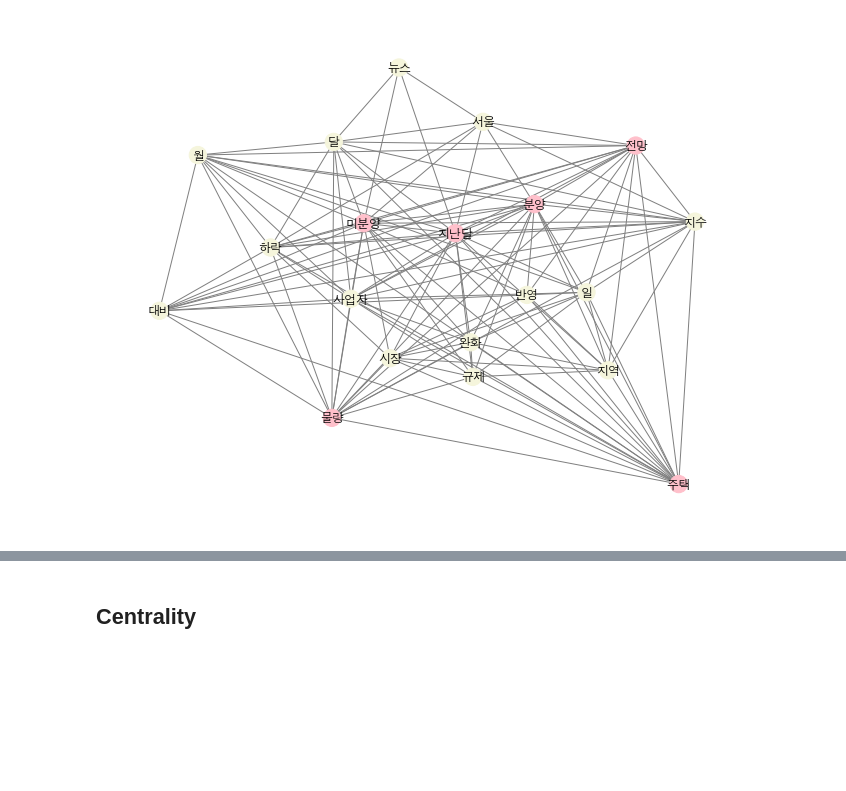
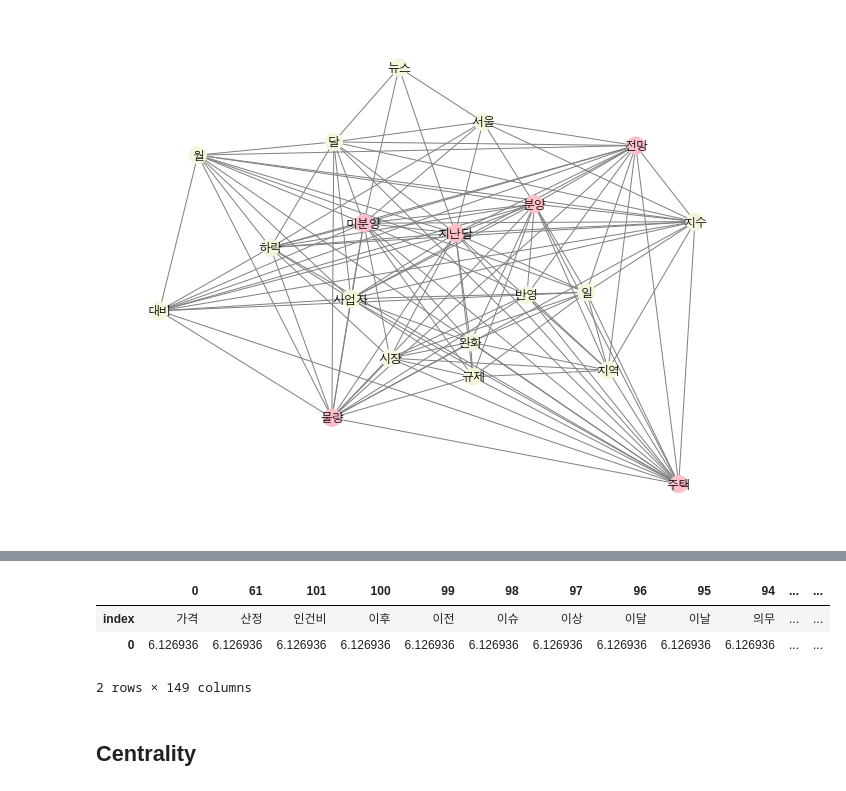
Before and after one commit to reejungkim/GraphTheory, a Jupyter notebook: NetworkX.ipynb, the cells around one changed output, grey strips where cells are left out. Cells and saved outputs as stored; diff of their text form; code cells hidden in the pictures; blank space fills up the shorter version.

```diff
--- a/NetworkX.ipynb
+++ b/NetworkX.ipynb
@@ -191,0 +221,26 @@ plt.show()
+# %%
+from sklearn.feature_extraction.text import CountVectorizer
+import pandas as pd
+import numpy as np
+
+corpus = NN_words #article_sentences
+
+vect = CountVectorizer()
+document_term_matrix = vect.fit_transform(corpus)       # 문서-단어 행렬
+
+tf = pd.DataFrame(document_term_matrix.toarray(), columns=vect.get_feature_names())
+                                             # TF (Term Frequency)
+D = len(tf)
+df = tf.astype(bool).sum(axis=0)
+idf = np.log((D+1) / (df+1)) + 1             # IDF (Inverse Document Frequency)
+
+# TF-IDF (Term Frequency-Inverse Document Frequency)
+tfidf = tf * idf
+tfidf = tfidf / np.linalg.norm(tfidf, axis=1, keepdims=True)
+# %%
+pd.DataFrame(idf).reset_index().sort_values(by=0, ascending =False).transpose()
+# %% [output]
+|  | 0 | 61 | 101 | 100 | 99 | 98 | 97 | 96 | 95 | 94 | ... | ... |
+| index | 가격 | 산정 | 인건비 | 이후 | 이전 | 이슈 | 이상 | 이달 | 이날 | 의무 | ... | ... |
+| 0 | 6.126936 | 6.126936 | 6.126936 | 6.126936 | 6.126936 | 6.126936 | 6.126936 | 6.126936 | 6.126936 | 6.126936 | ... | ... |
+2 rows × 149 columns
```
Also changed, not shown: parts of 16 cells of this notebook, 1 other file.
